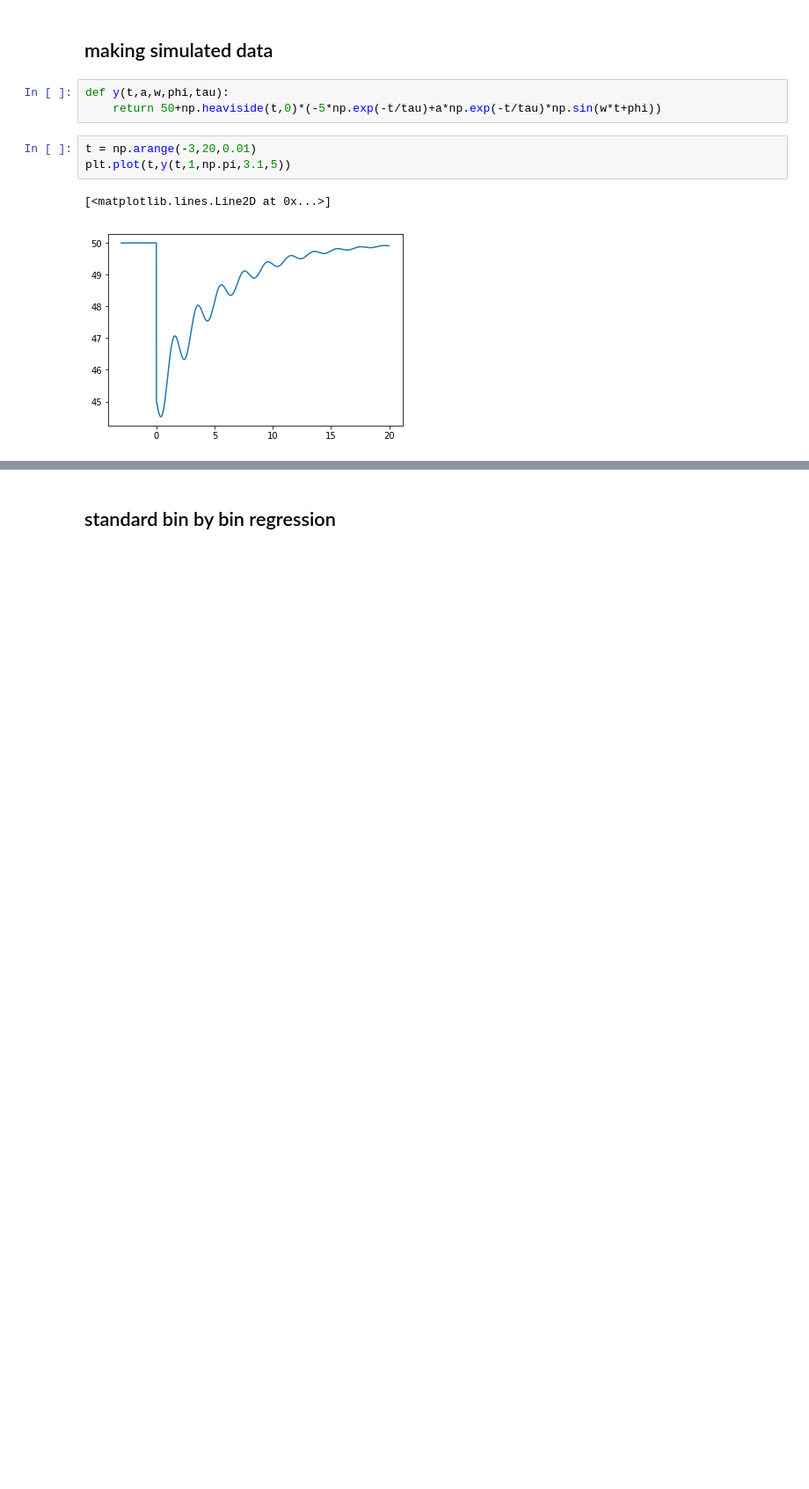
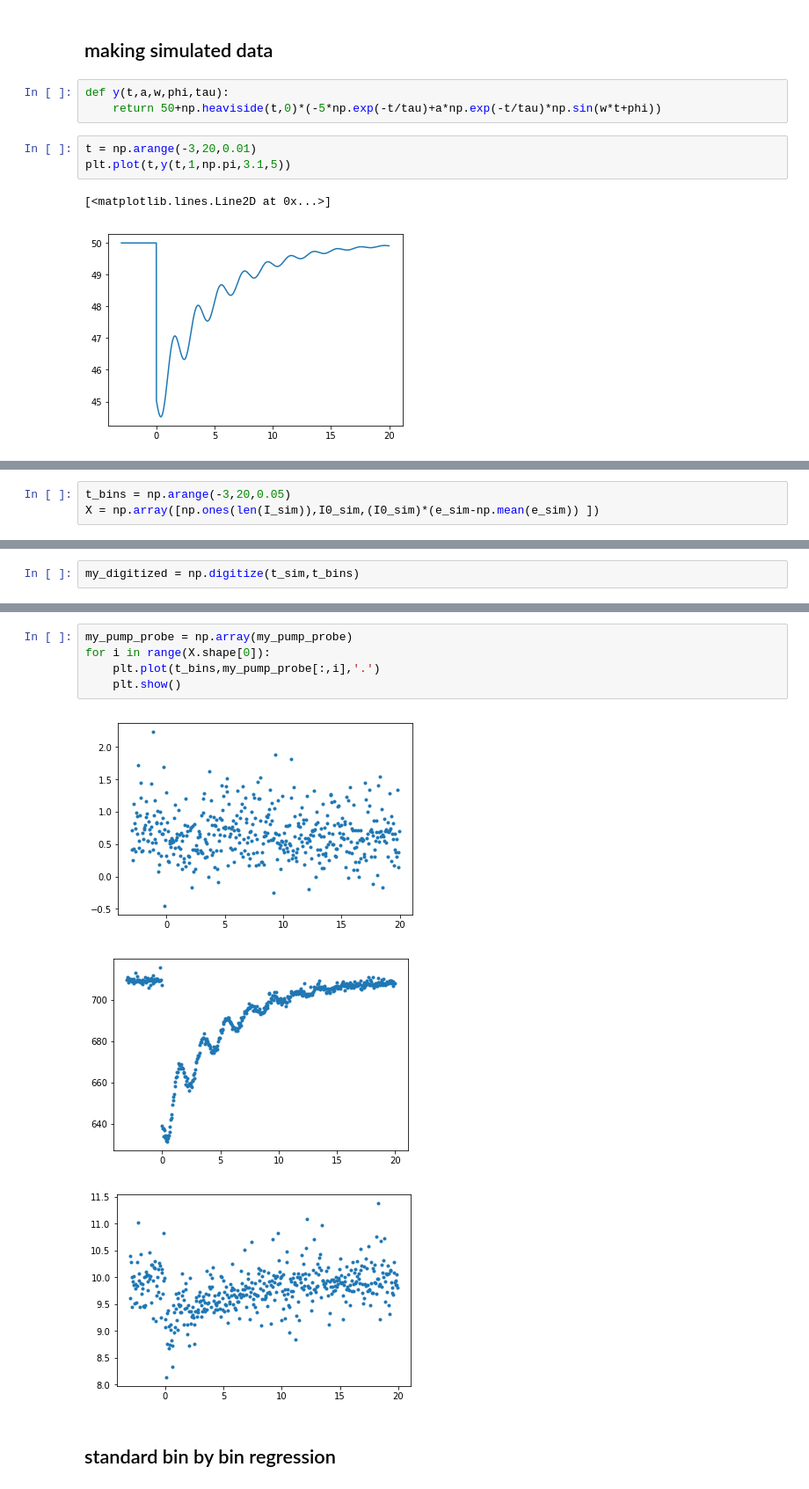
Before and after one commit to sioan/softXRayDataAndControls, a Jupyter notebook: experimentSpecificFiles/sxri0414/pump_probe_sim.ipynb, the cells around one changed output, grey strips where cells are left out. Shown at 88% size. Saved outputs shown, nothing was run; the diff lists cells and outputs as text; blank space fills up the shorter version.

```diff
--- a/experimentSpecificFiles/sxri0414/pump_probe_sim.ipynb
+++ b/experimentSpecificFiles/sxri0414/pump_probe_sim.ipynb
@@ -44,0 +90,3 @@ plt.show()
+# %%
+t_bins = np.arange(-3,20,0.05)
+X = np.array([np.ones(len(I_sim)),I0_sim,(I0_sim)*(e_sim-np.mean(e_sim)) ])
@@ -44,0 +115,2 @@ plt.show()
+# %%
+my_digitized = np.digitize(t_sim,t_bins)
@@ -45,3 +151,12 @@ plt.show()
+# %%
+my_pump_probe = np.array(my_pump_probe)
+for i in range(X.shape[0]):
+    plt.plot(t_bins,my_pump_probe[:,i],'.')
+    plt.show()
+# %% [output]
+[figure, added]
+[figure, added]
+[figure, added]
 # %% [markdown]
 ## standard bin by bin regression
 # %%
```
Also changed, not shown: parts of 34 cells of this notebook.
